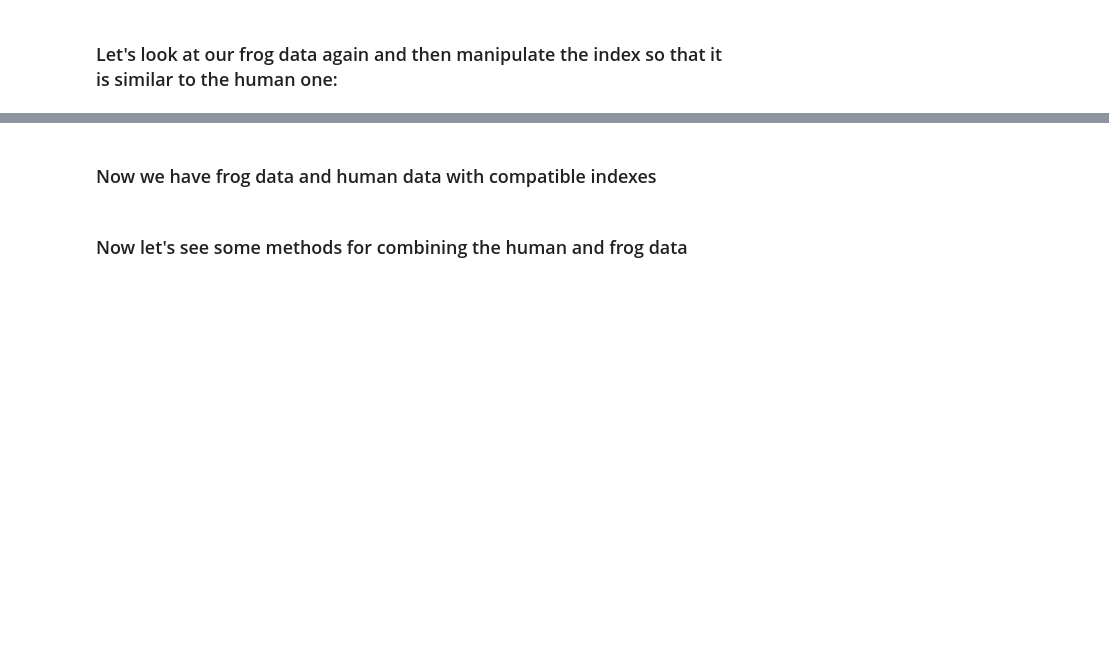
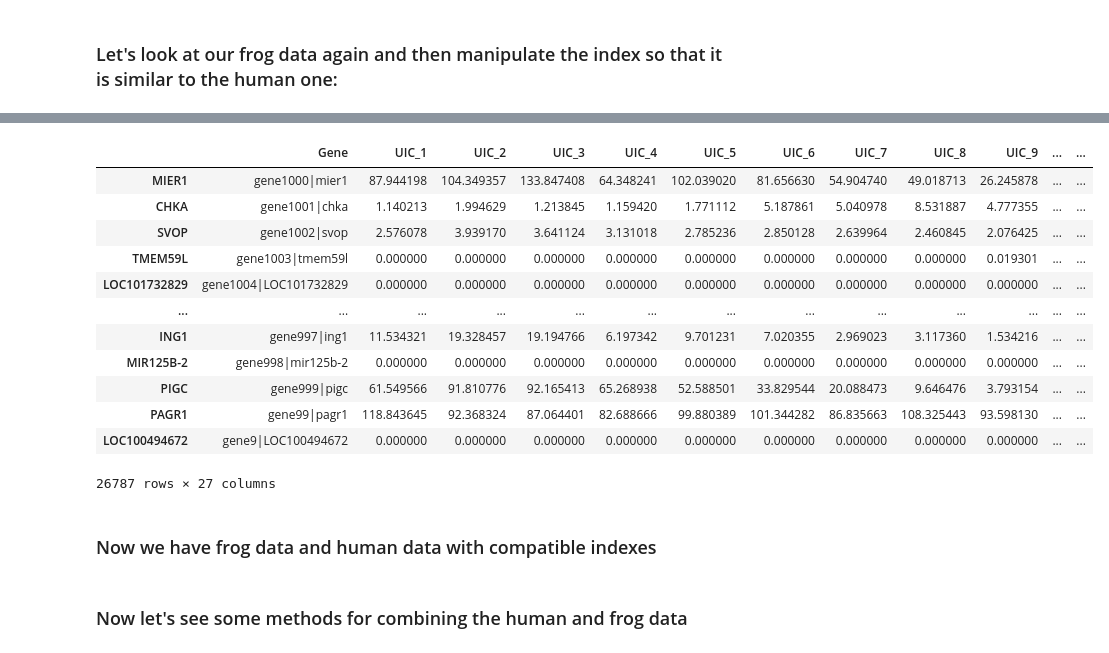
Before and after one commit to warmflasha/LecturesF23, a Jupyter notebook: Lecture7.ipynb, the cells around one changed output, grey strips where cells are left out. Cells and saved outputs as stored; diff of their text form; code cells hidden in the pictures; blank space fills up the shorter version.

```diff
--- a/Lecture7.ipynb
+++ b/Lecture7.ipynb
@@ -101,5 +393,20 @@ frog_data
 # %%
 frog_data.index = frog_data.index.str.upper()
+frog_data
+# %% [output]
+|  | Gene | UIC_1 | UIC_2 | UIC_3 | UIC_4 | UIC_5 | UIC_6 | UIC_7 | UIC_8 | UIC_9 | ... | ... |
+| MIER1 | gene1000|mier1 | 87.944198 | 104.349357 | 133.847408 | 64.348241 | 102.039020 | 81.656630 | 54.904740 | 49.018713 | 26.245878 | ... | ... |
+| CHKA | gene1001|chka | 1.140213 | 1.994629 | 1.213845 | 1.159420 | 1.771112 | 5.187861 | 5.040978 | 8.531887 | 4.777355 | ... | ... |
+| SVOP | gene1002|svop | 2.576078 | 3.939170 | 3.641124 | 3.131018 | 2.785236 | 2.850128 | 2.639964 | 2.460845 | 2.076425 | ... | ... |
+| TMEM59L | gene1003|tmem59l | 0.000000 | 0.000000 | 0.000000 | 0.000000 | 0.000000 | 0.000000 | 0.000000 | 0.000000 | 0.019301 | ... | ... |
+| LOC101732829 | gene1004|LOC101732829 | 0.000000 | 0.000000 | 0.000000 | 0.000000 | 0.000000 | 0.000000 | 0.000000 | 0.000000 | 0.000000 | ... | ... |
+| ... | ... | ... | ... | ... | ... | ... | ... | ... | ... | ... | ... | ... |
+| ING1 | gene997|ing1 | 11.534321 | 19.328457 | 19.194766 | 6.197342 | 9.701231 | 7.020355 | 2.969023 | 3.117360 | 1.534216 | ... | ... |
+| MIR125B-2 | gene998|mir125b-2 | 0.000000 | 0.000000 | 0.000000 | 0.000000 | 0.000000 | 0.000000 | 0.000000 | 0.000000 | 0.000000 | ... | ... |
+| PIGC | gene999|pigc | 61.549566 | 91.810776 | 92.165413 | 65.268938 | 52.588501 | 33.829544 | 20.088473 | 9.646476 | 3.793154 | ... | ... |
+| PAGR1 | gene99|pagr1 | 118.843645 | 92.368324 | 87.064401 | 82.688666 | 99.880389 | 101.344282 | 86.835663 | 108.325443 | 93.598130 | ... | ... |
+| LOC100494672 | gene9|LOC100494672 | 0.000000 | 0.000000 | 0.000000 | 0.000000 | 0.000000 | 0.000000 | 0.000000 | 0.000000 | 0.000000 | ... | ... |
+26787 rows × 27 columns
 # %% [markdown]
 ### Now we have frog data and human data with compatible indexes
 # %% [markdown]
```
Also changed, not shown: parts of 39 cells of this notebook, 2 other files.
